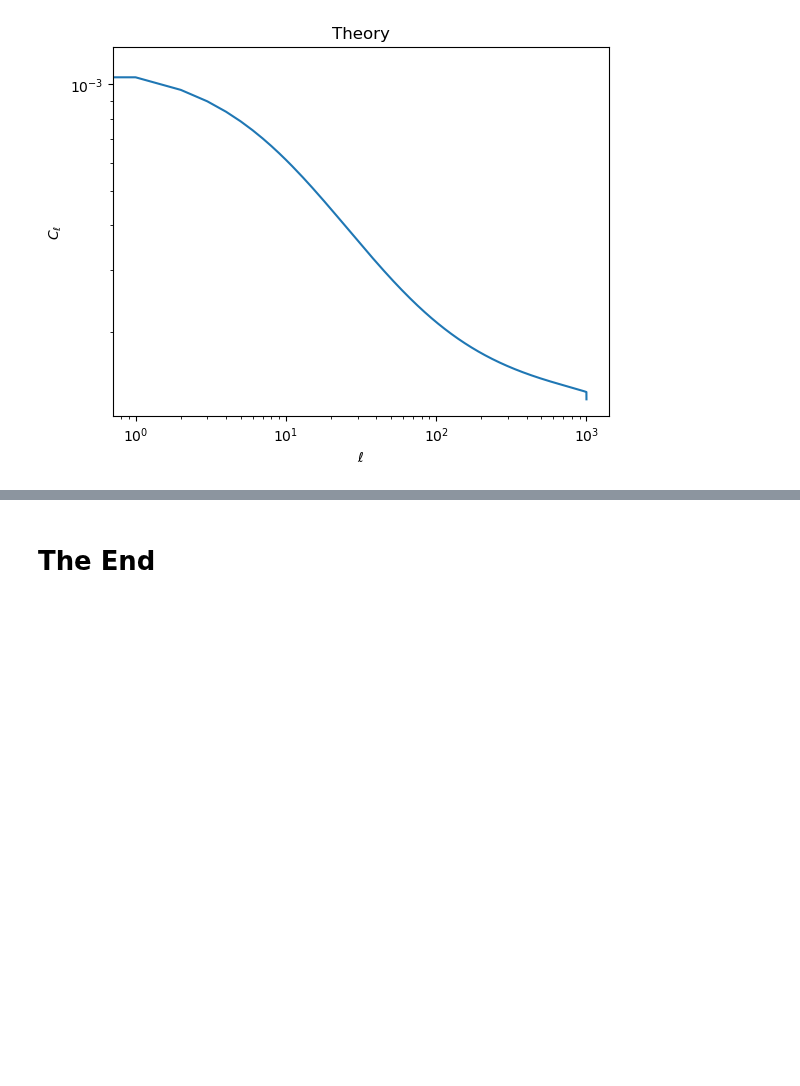
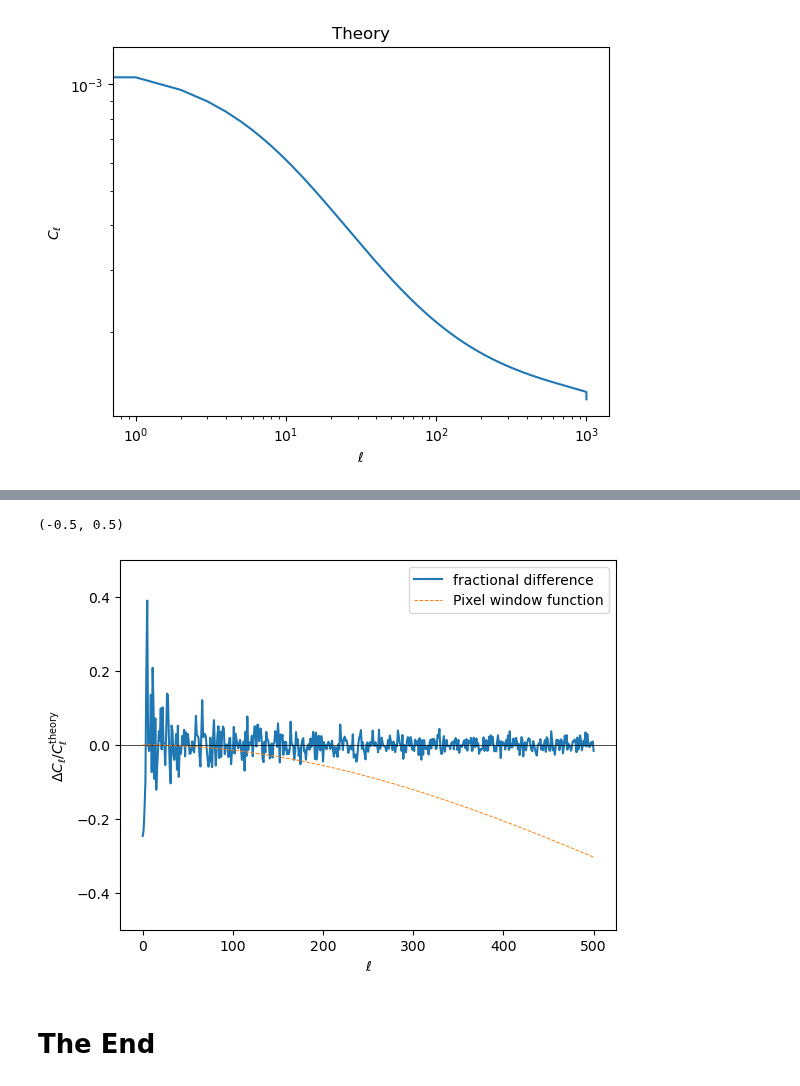
Before and after one commit to martinjameswhite/directsht, a Jupyter notebook: notebooks/making_mocks.ipynb, the cells around one changed output, grey strips where cells are left out. Cells and saved outputs as stored; diff of their text form; code cells hidden in the pictures; blank space fills up the shorter version.

```diff
--- a/notebooks/making_mocks.ipynb
+++ b/notebooks/making_mocks.ipynb
@@ -148,11 +148,13 @@ lmax_out = 500
 nbar = npnt_fullsky / (4*np.pi)
 #
 # Initialize a helper object from which to draw realizations
-Mocks_obj = LogNormalMocks(npnt_fullsky, nside=2048)
+nside_mockmaking = 2048 # We need Npnt<<Npix=12*nside^2
+Mocks_obj = LogNormalMocks(npnt_fullsky, nside=nside_mockmaking)
+print('Npnt/Npix = {:e}'.format(npnt_fullsky/(12*nside_mockmaking**2)))
 #
 # Draw many realizations and average their measured Cls
 nside = 256
-Nmc = 50
+Nmc = 10
 cl_hat_avg = np.zeros(lmax_out+1)
 for i in range(Nmc):
     t, p, w = Mocks_obj(verbose=False)
@@ -178,2 +182,15 @@ plt.show()
+# %%
+plt.plot((cl_hat_avg-cl_theory)/cl_theory, label='fractional difference')
+plt.axhline(0, ls='-', lw=0.5, color='k')
+# Plot the pixel window function for this pizelization
+pixwn = hp.pixwin(nside)[:(lmax_out+1)]
+plt.plot(pixwn**2-1, label='Pixel window function', ls='--', lw=0.7)
+plt.legend()
+plt.ylabel(r'$\Delta C_\ell/C_\ell^{\mathrm{theory}}$')
+plt.xlabel(r'$\ell$')
+plt.ylim([-0.5,0.5])
+# %% [output]
+(-0.5, 0.5)
+[figure, added]
 # %% [markdown]
 # The End
```
Also changed, not shown: parts of 3 cells of this notebook.
